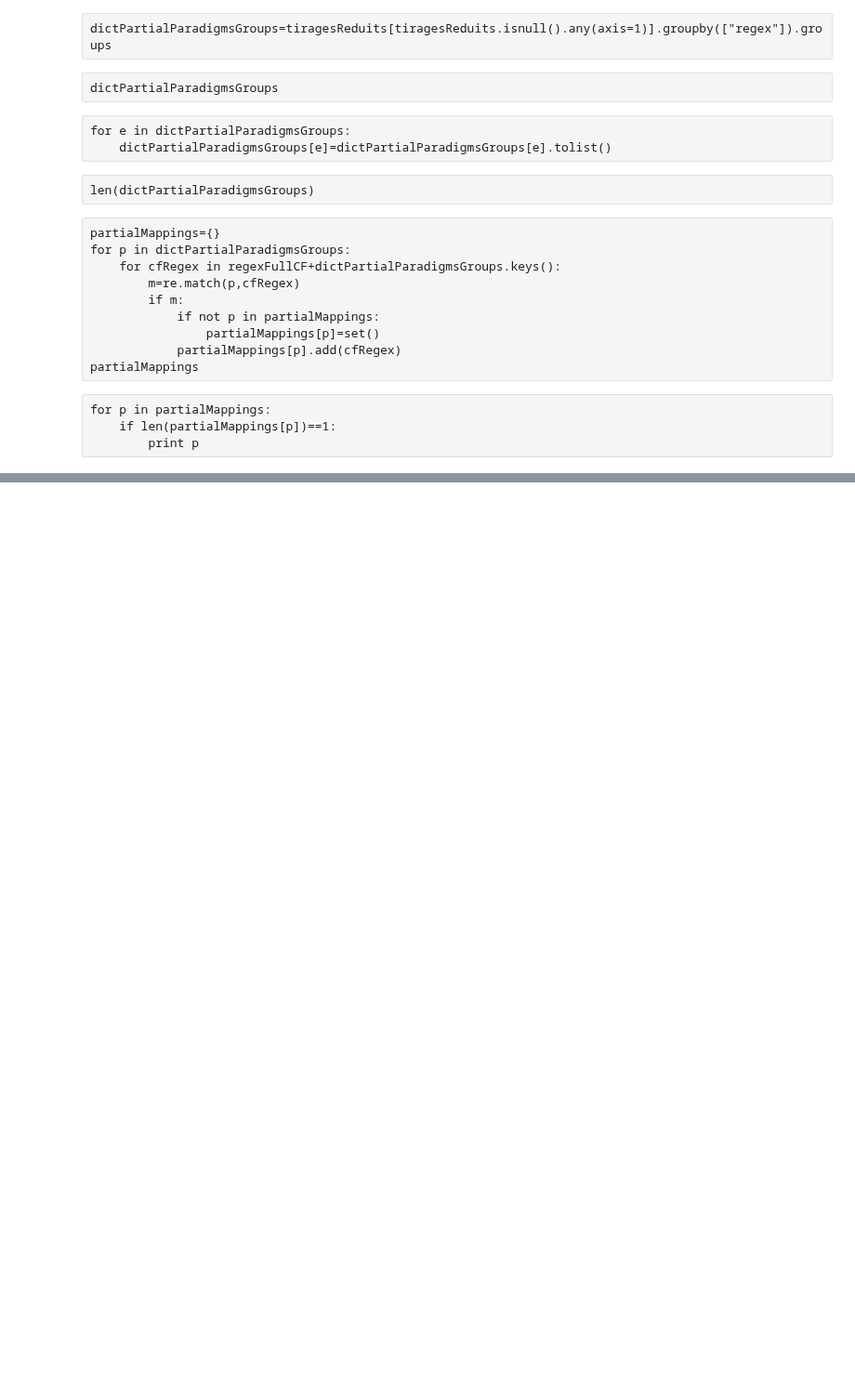
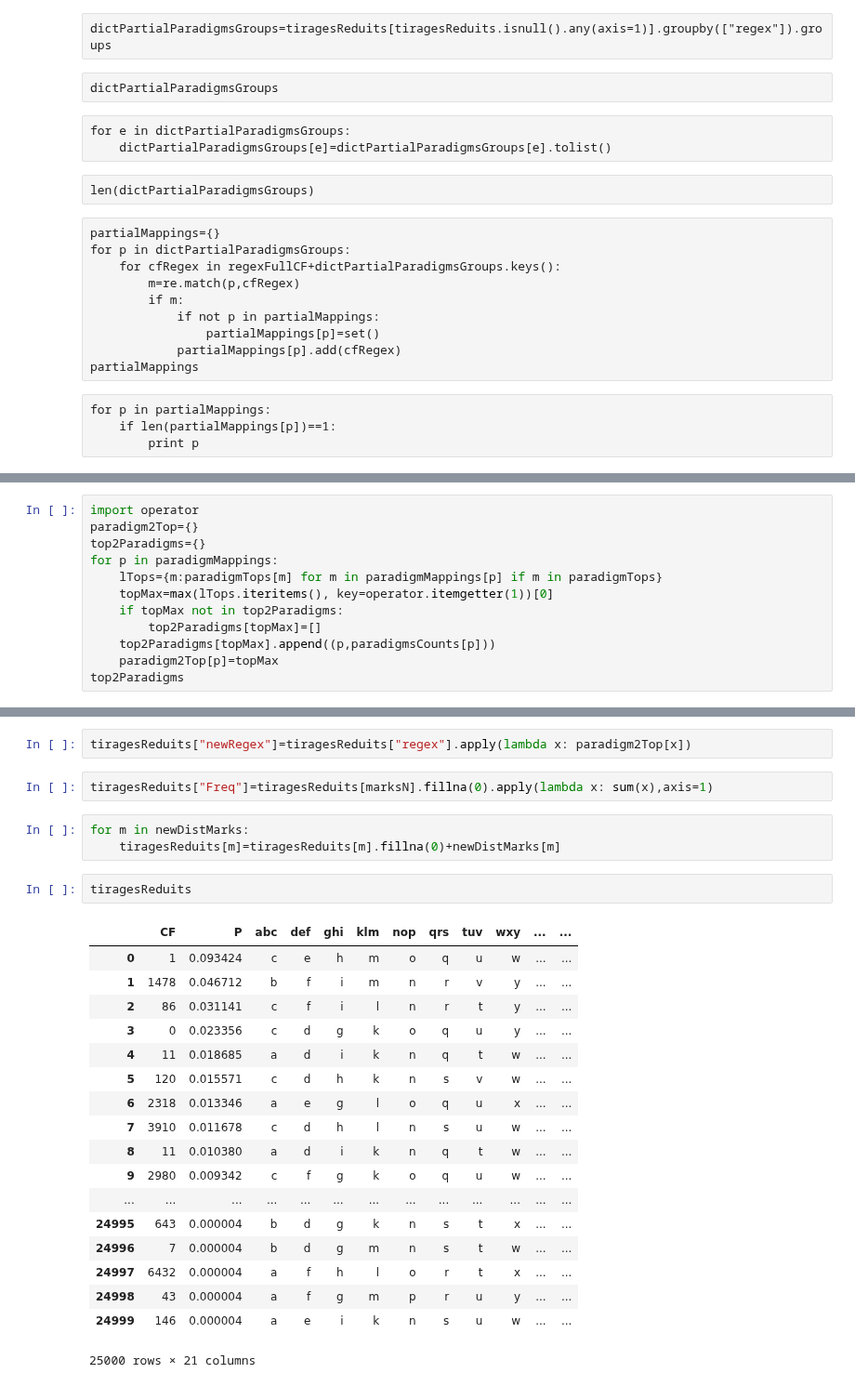
Before and after one commit to gboye/SWIM, a Jupyter notebook: PseudoLanguages/PseudoLexique-CroisementCF-RegEx.ipynb, the cells around one changed output, grey strips where cells are left out. Shown at 93% size. Saved outputs shown, nothing was run; the diff lists cells and outputs as text; blank space fills up the shorter version.

```diff
--- a/PseudoLanguages/PseudoLexique-CroisementCF-RegEx.ipynb
+++ b/PseudoLanguages/PseudoLexique-CroisementCF-RegEx.ipynb
@@ -374,0 +420,12 @@ nx.write_gexf(paradigmMap, "paradigmMap.gexf")
+# %%
+import operator
+paradigm2Top={}
+top2Paradigms={}
+for p in paradigmMappings:
+    lTops={m:paradigmTops[m] for m in paradigmMappings[p] if m in paradigmTops}
+    topMax=max(lTops.iteritems(), key=operator.itemgetter(1))[0]
+    if topMax not in top2Paradigms:
+        top2Paradigms[topMax]=[]
+    top2Paradigms[topMax].append((p,paradigmsCounts[p]))
+    paradigm2Top[p]=topMax
+top2Paradigms
@@ -374,0 +450,28 @@ nx.write_gexf(paradigmMap, "paradigmMap.gexf")
+# %%
+tiragesReduits["newRegex"]=tiragesReduits["regex"].apply(lambda x: paradigm2Top[x])
+# %%
+tiragesReduits["Freq"]=tiragesReduits[marksN].fillna(0).apply(lambda x: sum(x),axis=1)
+# %%
+for m in newDistMarks:
+    tiragesReduits[m]=tiragesReduits[m].fillna(0)+newDistMarks[m]
+# %%
+tiragesReduits
+# %% [output]
+|  | CF | P | abc | def | ghi | klm | nop | qrs | tuv | wxy | ... | ... |
+| 0 | 1 | 0.093424 | c | e | h | m | o | q | u | w | ... | ... |
+| 1 | 1478 | 0.046712 | b | f | i | m | n | r | v | y | ... | ... |
+| 2 | 86 | 0.031141 | c | f | i | l | n | r | t | y | ... | ... |
+| 3 | 0 | 0.023356 | c | d | g | k | o | q | u | y | ... | ... |
+| 4 | 11 | 0.018685 | a | d | i | k | n | q | t | w | ... | ... |
+| 5 | 120 | 0.015571 | c | d | h | k | n | s | v | w | ... | ... |
+| 6 | 2318 | 0.013346 | a | e | g | l | o | q | u | x | ... | ... |
+| 7 | 3910 | 0.011678 | c | d | h | l | n | s | u | w | ... | ... |
+| 8 | 11 | 0.010380 | a | d | i | k | n | q | t | w | ... | ... |
+| 9 | 2980 | 0.009342 | c | f | g | k | o | q | u | w | ... | ... |
+| ... | ... | ... | ... | ... | ... | ... | ... | ... | ... | ... | ... | ... |
+| 24995 | 643 | 0.000004 | b | d | g | k | n | s | t | x | ... | ... |
+| 24996 | 7 | 0.000004 | b | d | g | m | n | s | t | w | ... | ... |
+| 24997 | 6432 | 0.000004 | a | f | h | l | o | r | t | x | ... | ... |
+| 24998 | 43 | 0.000004 | a | f | g | m | p | r | u | y | ... | ... |
+| 24999 | 146 | 0.000004 | a | e | i | k | n | s | u | w | ... | ... |
+25000 rows × 21 columns
```
Also changed, not shown: parts of 52 cells of this notebook, 7 other files.
